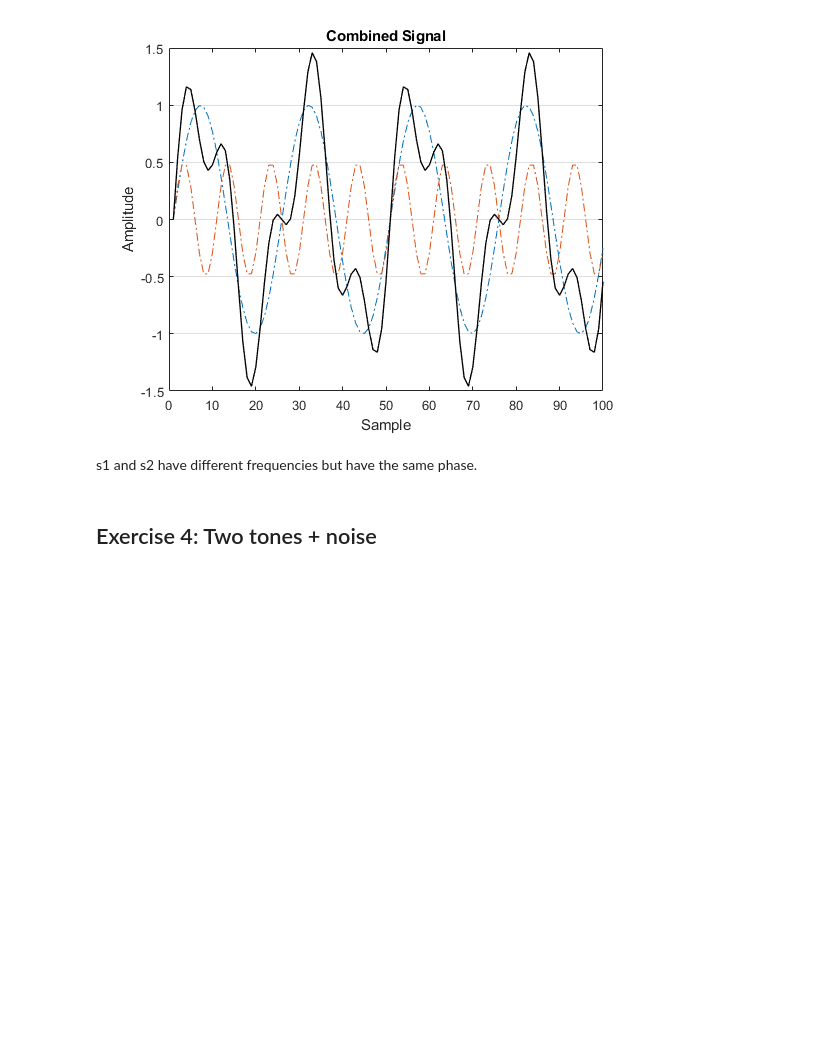
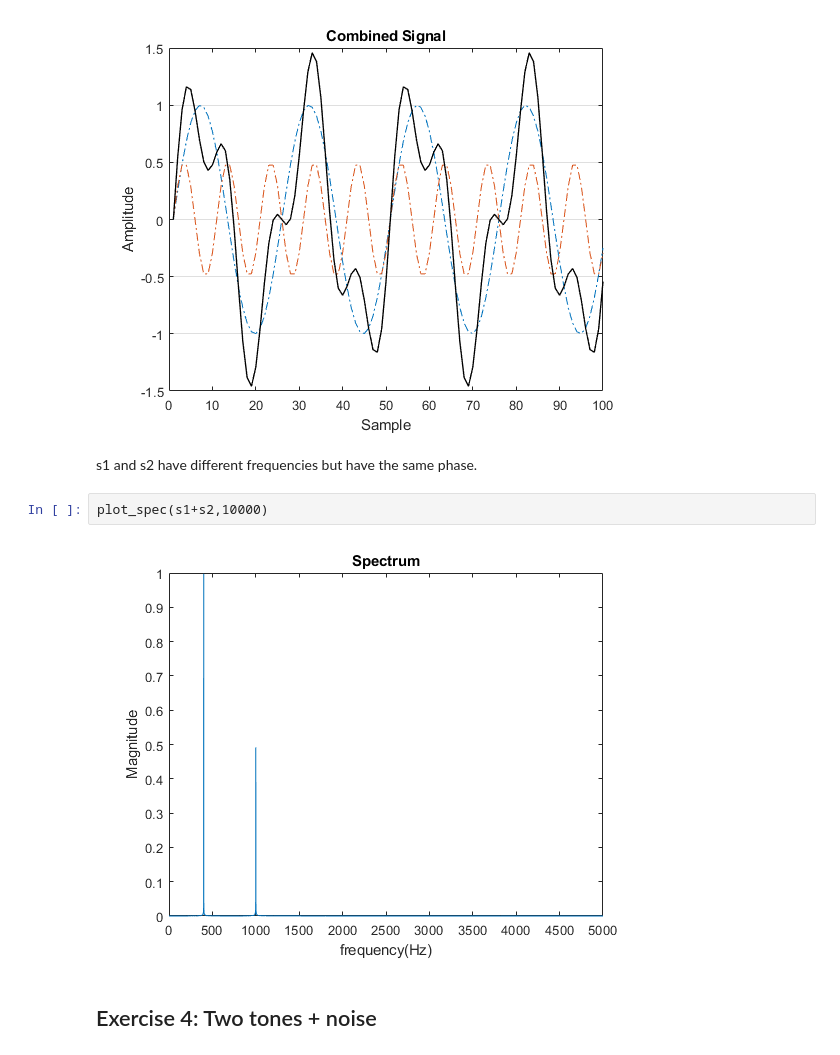
Before and after one commit to SamSSLF/LogBook-Electronics2, a Jupyter notebook: Lab_1/Lab 1 Intro to Signal Processing with MATLAB.ipynb, the cells around one changed output. Drawn from its saved outputs; the diff is of its cells as text; blank space fills up the shorter version.

```diff
--- a/Lab_1/Lab 1 Intro to Signal Processing with MATLAB.ipynb
+++ b/Lab_1/Lab 1 Intro to Signal Processing with MATLAB.ipynb
@@ -82,6 +84,10 @@ combine_signals(s1,s2);
 [figure]
 # %% [markdown]
 s1 and s2 have different frequencies but have the same phase.
+# %%
+plot_spec(s1+s2,10000)
+# %% [output]
+[figure, added]
 # %% [markdown]
 ## Exercise 4: Two tones + noise
 # %%
```
Also changed, not shown: parts of 10 cells of this notebook, 12 other files.
